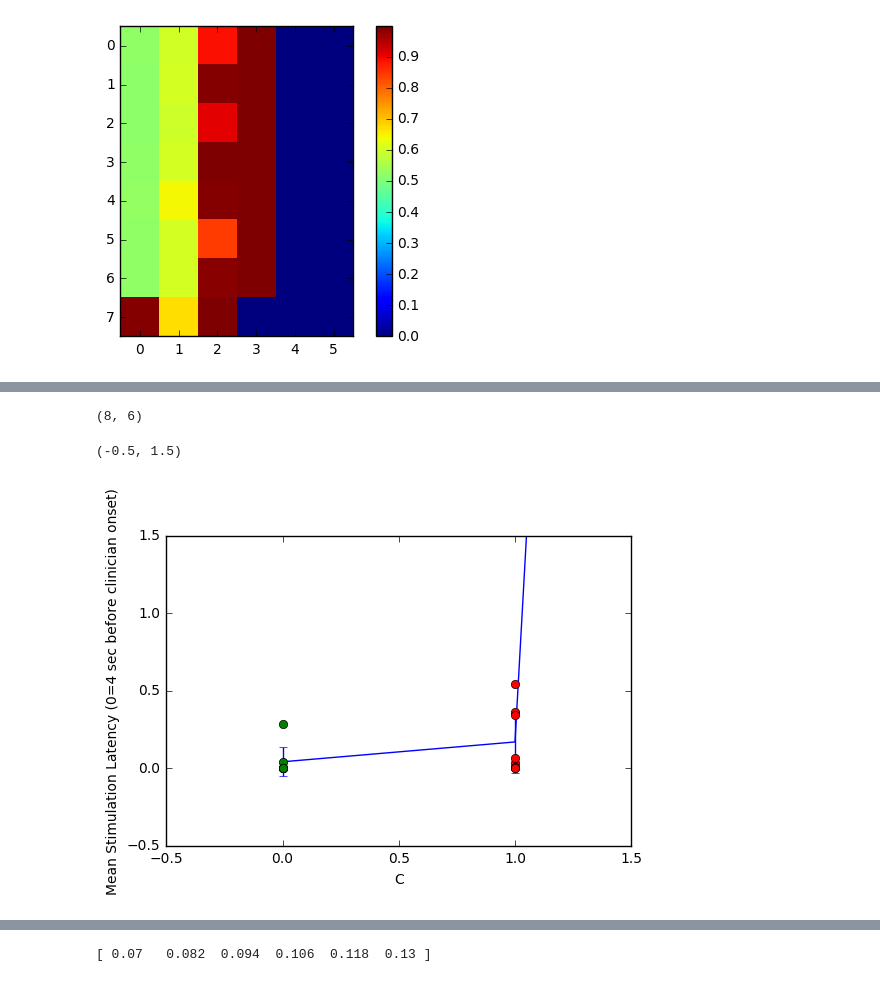
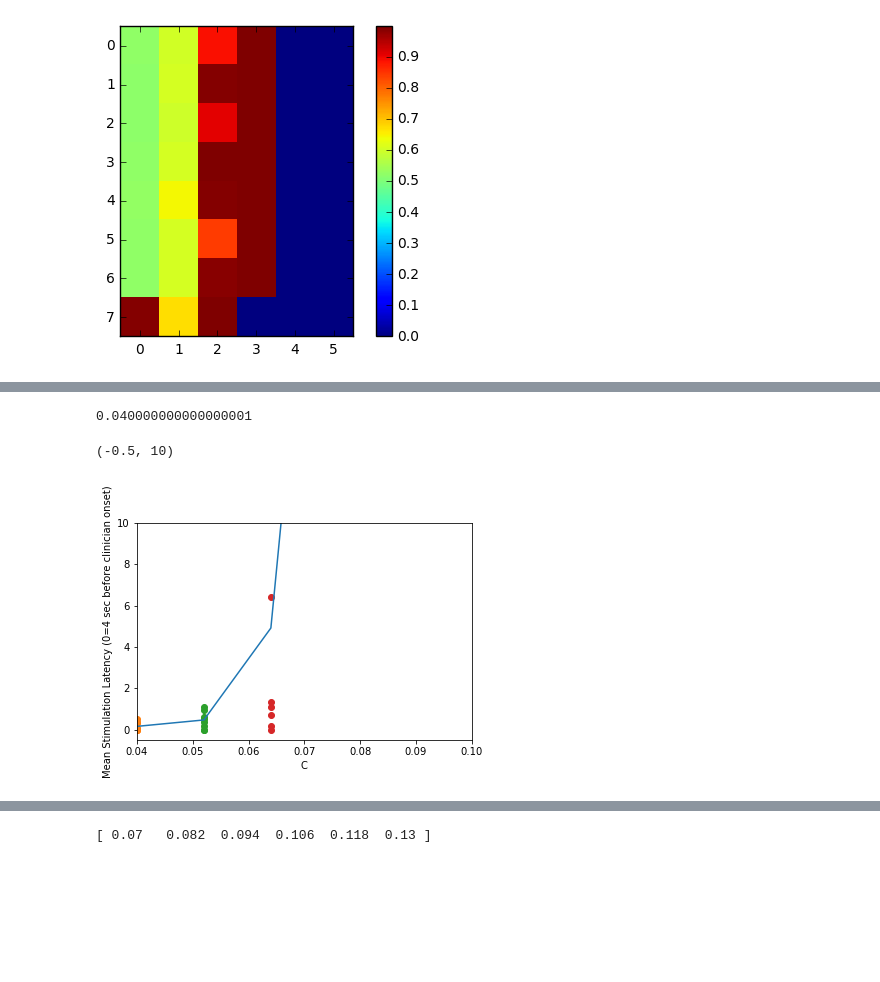
Before and after one commit to dmgroppe/SZR_ANT, a Jupyter notebook: perf_smry_grid_marr.ipynb, the cells around one changed output, grey strips where cells are left out. Drawn from its saved outputs; the diff is of its cells as text; code cells hidden in the pictures; blank space fills up the shorter version.

```diff
--- a/perf_smry_grid_marr.ipynb
+++ b/perf_smry_grid_marr.ipynb
@@ -78,21 +83,23 @@ plt.legend(loc='best')
-# %%
-dat.shape
-# %% [output]
-(8, 6)
+# %%
+perf['try_C'][0]
+# %% [output]
+0.040000000000000001
 # %%
 dat=perf['mn_stim_latency']
-_=plt.errorbar(np.arange(dat.shape[1]),np.nanmean(dat,axis=0),np.std(dat,axis=0))
+_=plt.errorbar(perf['try_C'],np.nanmean(dat,axis=0),np.std(dat,axis=0))
+#_=plt.errorbar(np.arange(dat.shape[1]),np.nanmean(dat,axis=0),np.std(dat,axis=0))
 n_subs=dat.shape[0]
 for a in range(dat.shape[1]):
-    _=plt.plot(np.ones(n_subs)*a,dat[:,a],'o')
+    _=plt.plot(perf['try_C'][a]*np.ones(n_subs),dat[:,a],'o')
 plt.ylabel('Mean Stimulation Latency (0=4 sec before clinician onset)')
 plt.xlabel('C')
 # plt.yscale('log')
-plt.xlim([-.5, 1.5])
-plt.ylim([-.5, 1.5])
+#plt.xlim([0.02, .1])
+plt.xlim([perf['try_C'][0], perf['try_C'][-1]])
+plt.ylim([-.5, 10])
 # %% [output]
-(-0.5, 1.5)
+(-0.5, 10)
-[figure, old version]
+[figure, new version]
 # %%
 # Balanced Accuracy
 dat=perf['train_bal_acc']
```
Also changed, not shown: parts of 4 cells of this notebook, 3 other files.
